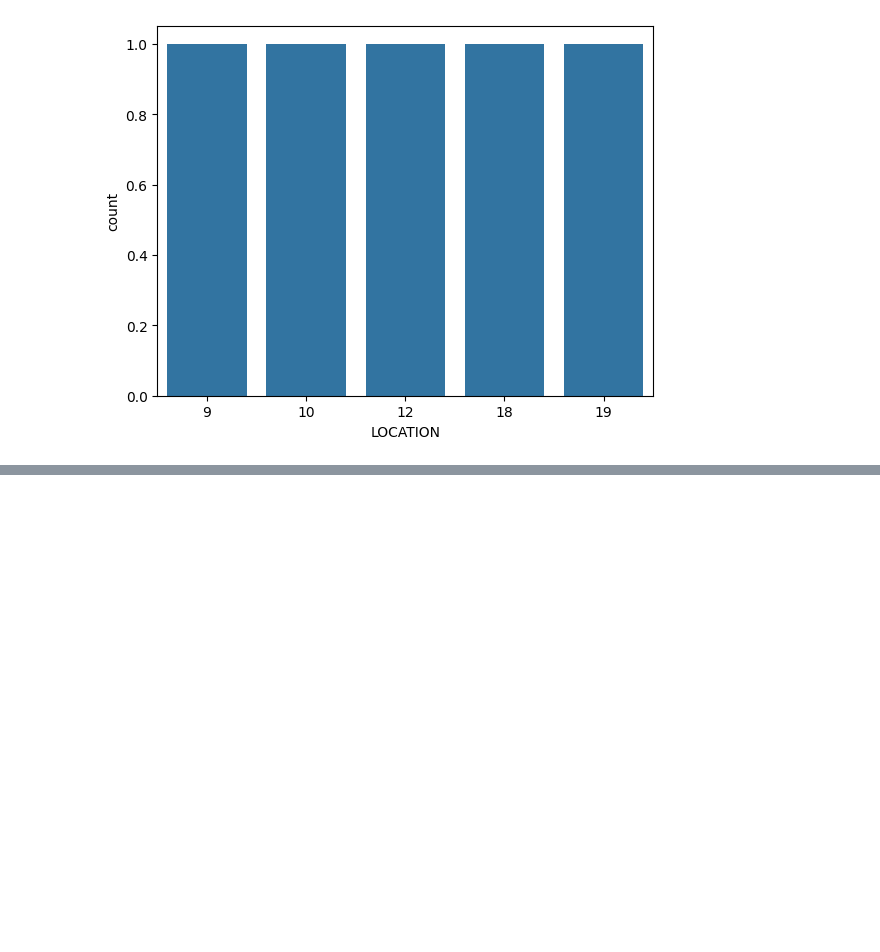
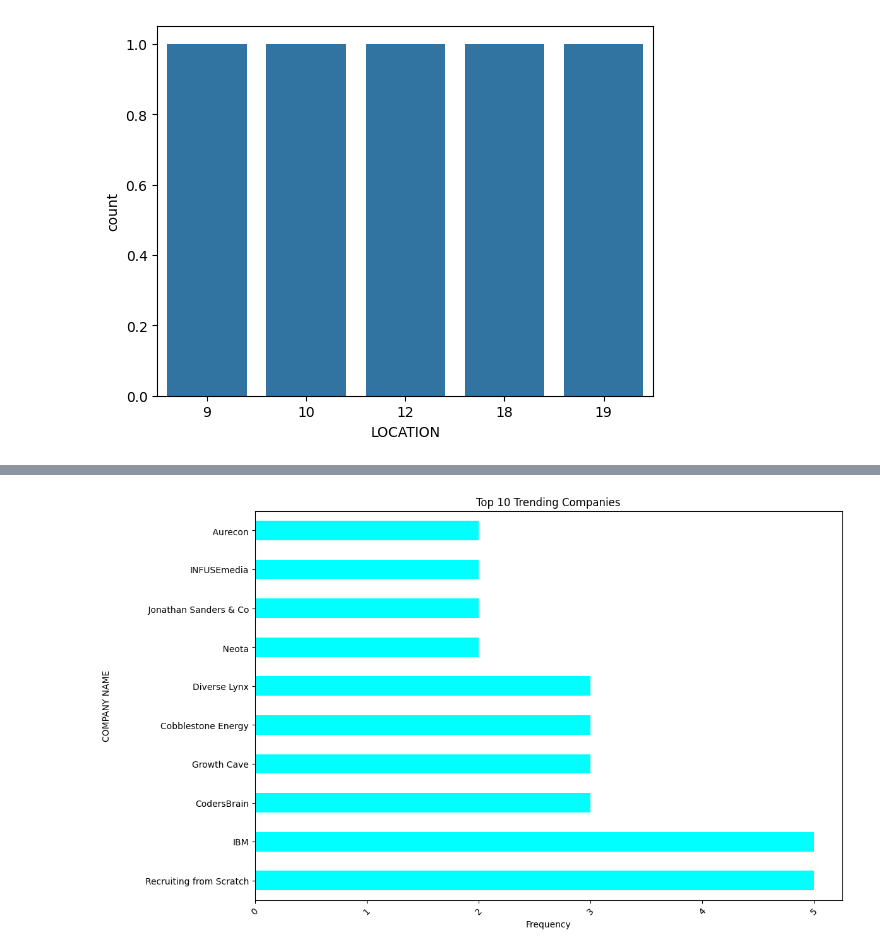
Before and after one commit to ASHISHSRIVa/Linkedin-Job-Posts-Prediction, a Jupyter notebook: Linkedin_Job_Posts_Prediction_.ipynb, the cells around one changed output, grey strips where cells are left out. Cells and saved outputs as stored; diff of their text form; code cells hidden in the pictures; blank space fills up the shorter version.

```diff
--- a/Linkedin_Job_Posts_Prediction_.ipynb
+++ b/Linkedin_Job_Posts_Prediction_.ipynb
@@ -147,0 +161,13 @@ pd.crosstab(df.DATE, df.LOCATION).plot(kind='bar',figsize=(80,45),color='brown')
+# %%
+job_counts = df['COMPANY NAME'].value_counts()
+jobs = job_counts.sort_values(ascending=False)
+top_jobs = jobs.head(10)
+plt.figure(figsize=(12,8))
+top_jobs.plot(kind='barh', color='cyan')
+plt.title('Top 10 Trending Companies')
+plt.xlabel('Frequency')
+plt.ylabel('COMPANY NAME')
+plt.xticks(rotation=45)
+plt.show()
+# %% [output]
+[figure, added]
```
Also changed, not shown: parts of 2 cells of this notebook.
